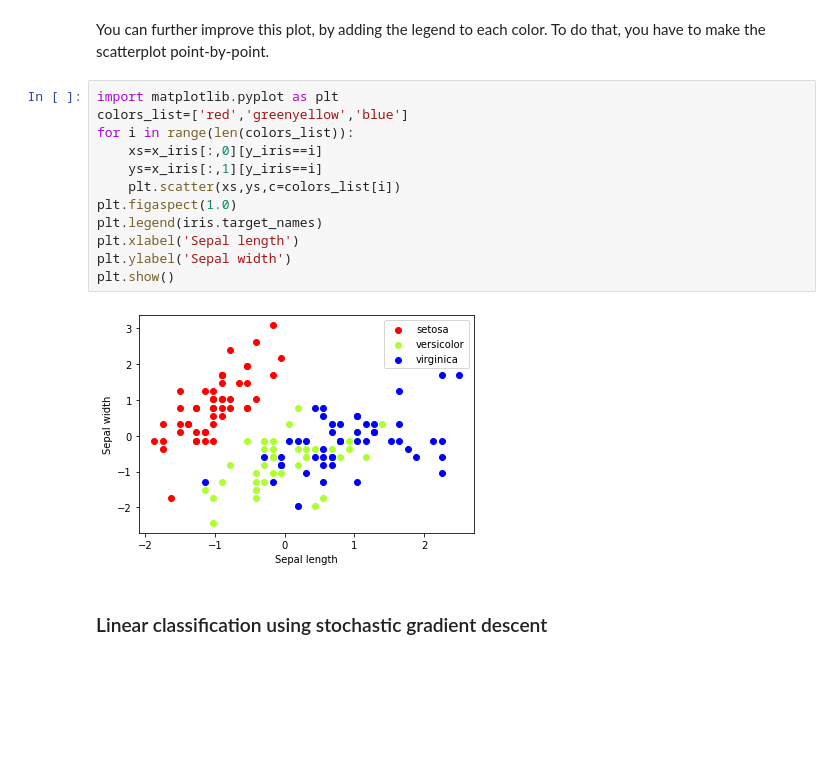
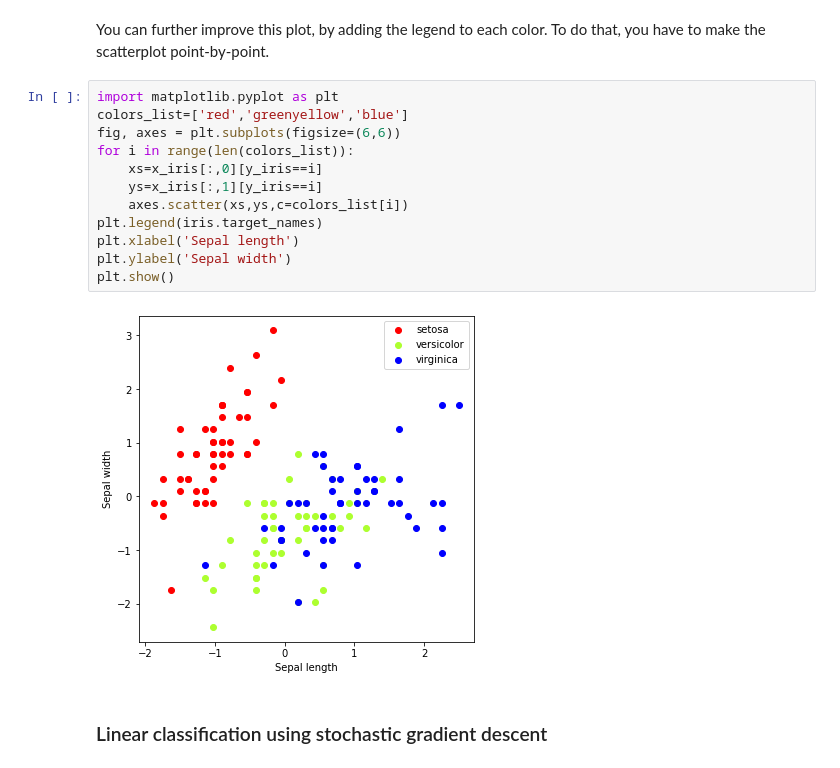
Before and after one commit to raghurama123/DataScience, a Jupyter notebook: notebooks/DS_05.ipynb, the cells around one changed output. Drawn from its saved outputs; the diff is of its cells as text; blank space fills up the shorter version.

```diff
--- a/notebooks/DS_05.ipynb
+++ b/notebooks/DS_05.ipynb
@@ -54,17 +56,17 @@ You can further improve this plot, by adding the legend to each color. To do tha
 # %%
 import matplotlib.pyplot as plt
 colors_list=['red','greenyellow','blue']
+fig, axes = plt.subplots(figsize=(6,6))
 for i in range(len(colors_list)):
     xs=x_iris[:,0][y_iris==i]
     ys=x_iris[:,1][y_iris==i]
-    plt.scatter(xs,ys,c=colors_list[i])
-plt.figaspect(1.0)
+    axes.scatter(xs,ys,c=colors_list[i])
 plt.legend(iris.target_names)
 plt.xlabel('Sepal length')
 plt.ylabel('Sepal width')
 plt.show()
 # %% [output]
-[figure, old version]
+[figure, new version]
 # %% [markdown]
 ### Linear classification using stochastic gradient descent
 # %% [markdown]
```
Also changed, not shown: parts of 9 cells of this notebook.
